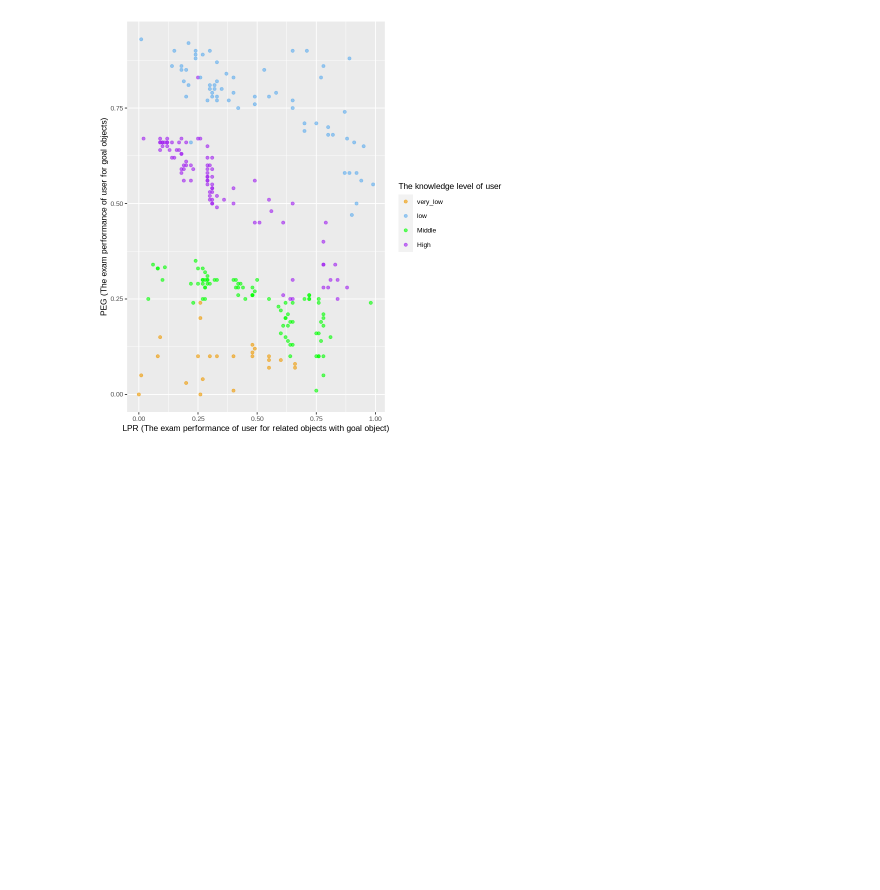
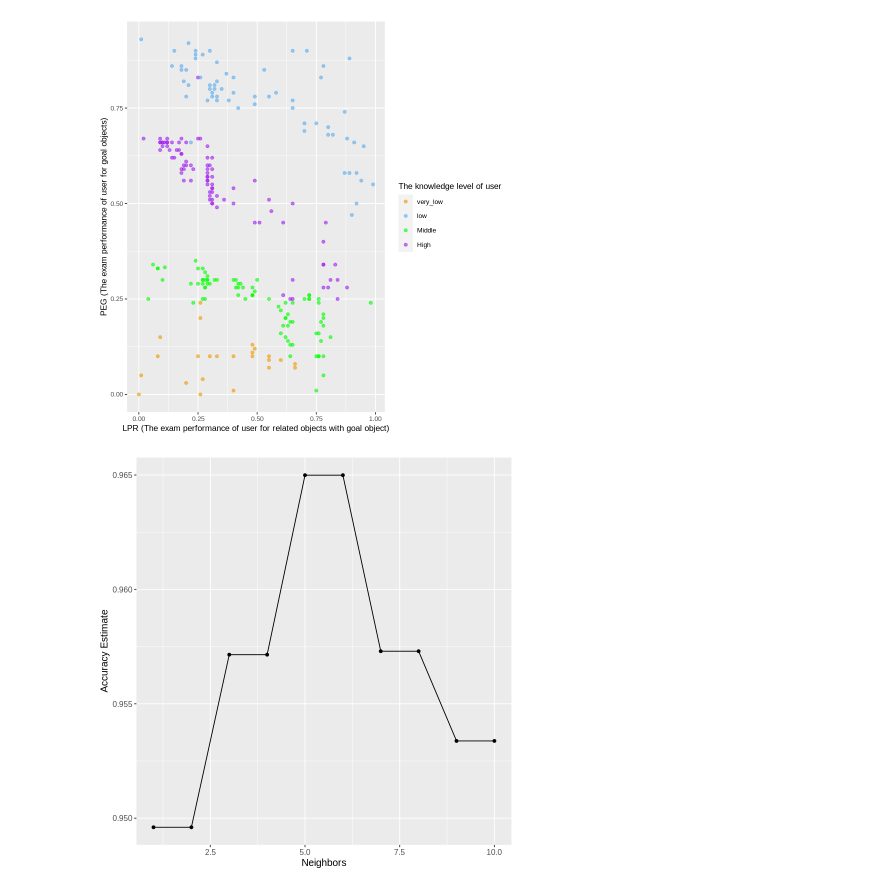
Before and after one commit to YitongZhang01/User-Knowledg-Level-Modelling-and-Analysis, a Jupyter notebook: group_project.ipynb, the cells around one changed output. Saved outputs shown, nothing was run; the diff lists cells and outputs as text; code cells hidden in the pictures; blank space fills up the shorter version.

```diff
--- a/group_project.ipynb
+++ b/group_project.ipynb
@@ -104,16 +119,33 @@ perim_concav_4
 # %%
 # Set the seed. Don't remove this!
 set.seed(9999)
-data_recipe<- recipe(Class ~ STG + SCG + STR + LPR + PEG , data = train) %>%
+data_recipe<- recipe(Class ~ LPR + PEG , data = train) %>%
                        step_scale(all_predictors()) %>%
                        step_center(all_predictors())
 ##define the model
+ks <- tibble(neighbors = seq(from = 1, to = 10, by = 1))
 
-knn_spec <- nearest_neighbor(weight_func = "rectangular", neighbors = 5) %>%
-       set_engine("kknn") %>%
-       set_mode("classification")
+knn_spec <- nearest_neighbor(weight_func = "rectangular", neighbors = tune()) %>%
+  set_engine("kknn") %>%
+  set_mode("classification")
 
-##workflow
-model_workflow <- workflow() %>%
-                   add_recipe(data_recipe) %>%
-                   add_model(knn_spec)
+data_vfold <- vfold_cv(train, v = 5, strata = Class)
+
+results <- workflow() %>%
+  add_recipe(data_recipe) %>%
+  add_model(knn_spec) %>%
+  tune_grid(resamples = data_vfold, grid = ks) %>%
+  collect_metrics()
+
+accuracies <- results %>%
+  filter(.metric == "accuracy")
+
+accuracy_vs_k <- ggplot(accuracies, aes(x = neighbors, y = mean)) +
+  geom_point() +
+  geom_line() +
+  labs(x = "Neighbors", y = "Accuracy Estimate") +
+  theme(text = element_text(size = 12))
+
+accuracy_vs_k
+# %% [output]
+[figure, added]
```
Also changed, not shown: parts of 9 cells of this notebook, 1 other file.
